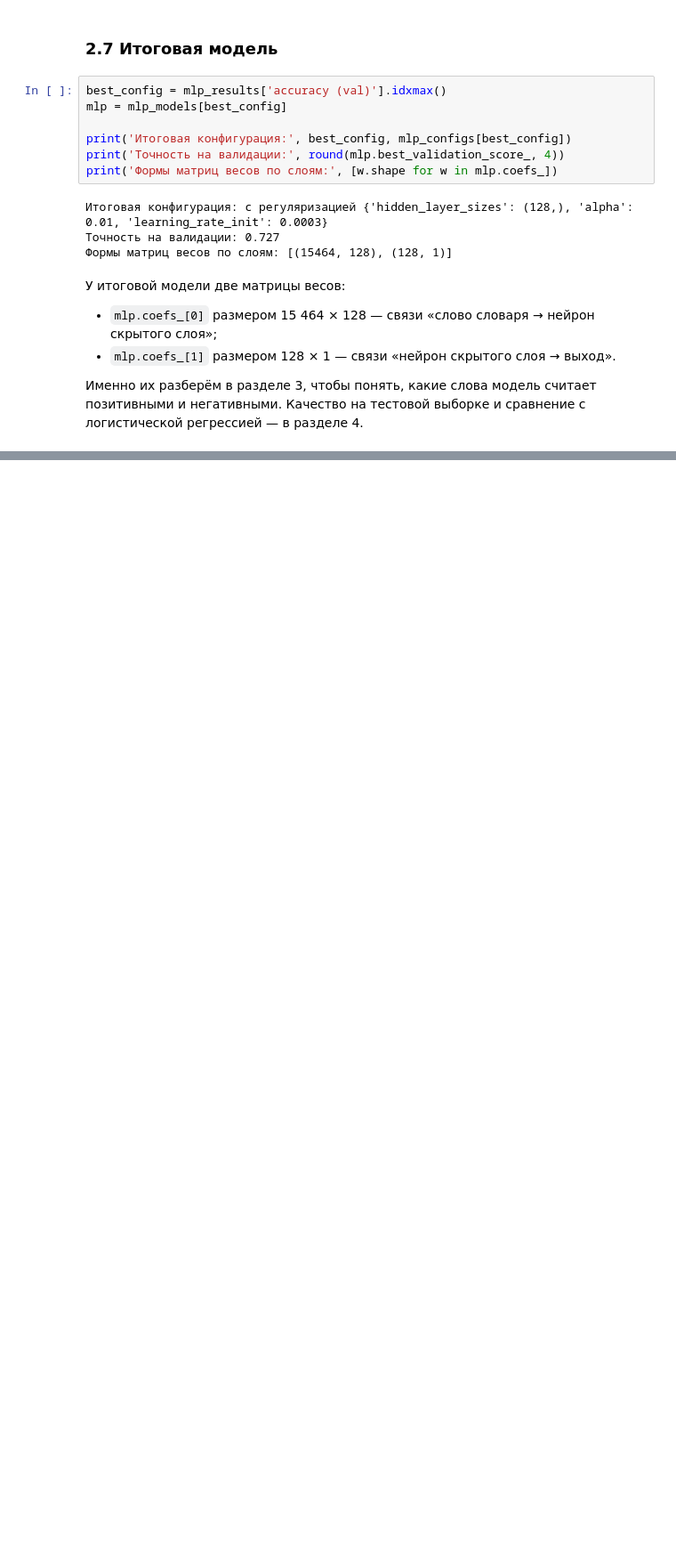
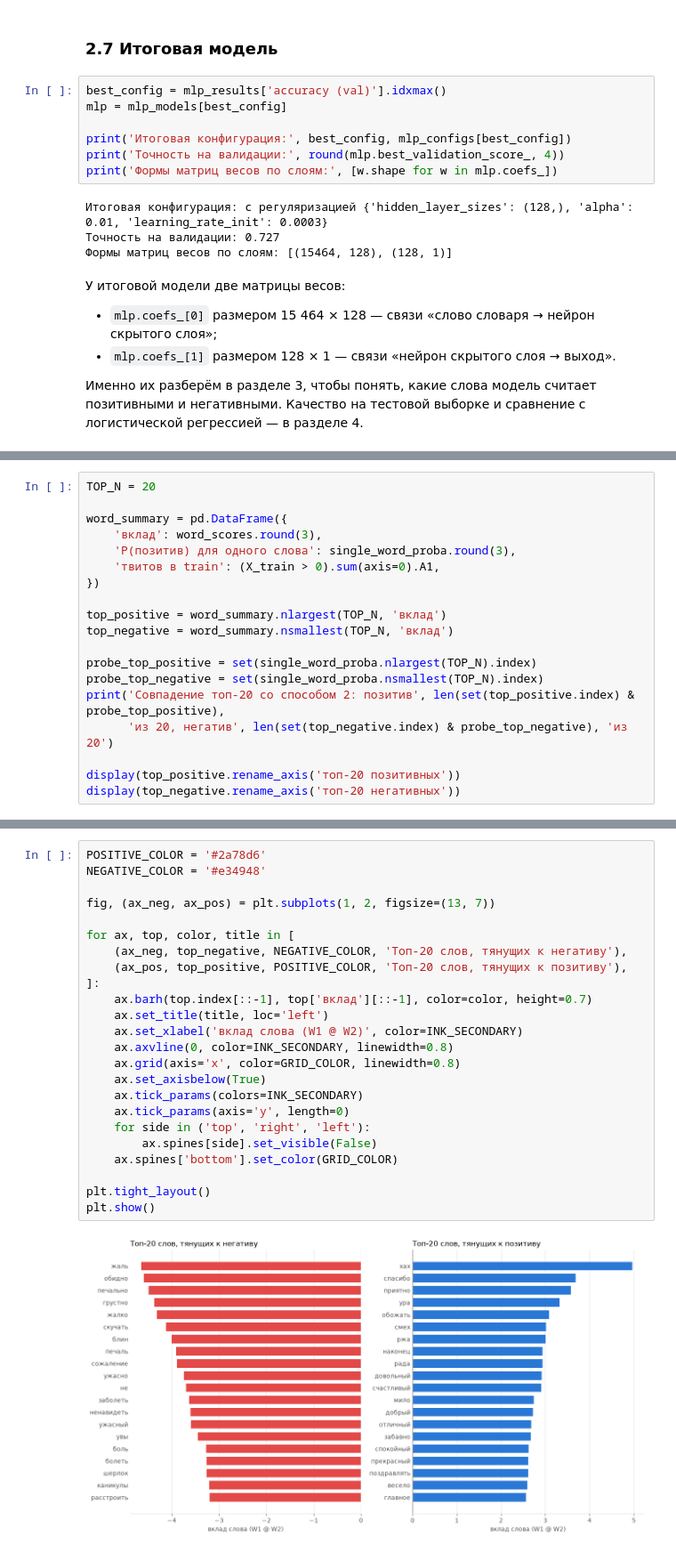
Before and after one commit to Andrey-Yurchuk/sentiment-analysis, a Jupyter notebook: notebooks/sentiment_tfidf_mlp.ipynb, the cells around one changed output, grey strips where cells are left out. Shown at 89% size. Saved outputs shown, nothing was run; the diff lists cells and outputs as text; blank space fills up the shorter version.

Commit message:
feat(notebook): weight interpretation, top-20 words per class

```diff
--- a/notebooks/sentiment_tfidf_mlp.ipynb
+++ b/notebooks/sentiment_tfidf_mlp.ipynb
@@ -759,0 +851,19 @@ print('Формы матриц весов по слоям:', [w.shape for w in m
+# %%
+TOP_N = 20
+
+word_summary = pd.DataFrame({
+    'вклад': word_scores.round(3),
+    'P(позитив) для одного слова': single_word_proba.round(3),
+    'твитов в train': (X_train > 0).sum(axis=0).A1,
+})
+
+top_positive = word_summary.nlargest(TOP_N, 'вклад')
+top_negative = word_summary.nsmallest(TOP_N, 'вклад')
+
+probe_top_positive = set(single_word_proba.nlargest(TOP_N).index)
+probe_top_negative = set(single_word_proba.nsmallest(TOP_N).index)
+print('Совпадение топ-20 со способом 2: позитив', len(set(top_positive.index) & probe_top_positive),
+      'из 20, негатив', len(set(top_negative.index) & probe_top_negative), 'из 20')
+
+display(top_positive.rename_axis('топ-20 позитивных'))
+display(top_negative.rename_axis('топ-20 негативных'))
@@ -759,0 +908,26 @@ print('Формы матриц весов по слоям:', [w.shape for w in m
+# %%
+POSITIVE_COLOR = '#2a78d6'
+NEGATIVE_COLOR = '#e34948'
+
+fig, (ax_neg, ax_pos) = plt.subplots(1, 2, figsize=(13, 7))
+
+for ax, top, color, title in [
+    (ax_neg, top_negative, NEGATIVE_COLOR, 'Топ-20 слов, тянущих к негативу'),
+    (ax_pos, top_positive, POSITIVE_COLOR, 'Топ-20 слов, тянущих к позитиву'),
+]:
+    ax.barh(top.index[::-1], top['вклад'][::-1], color=color, height=0.7)
+    ax.set_title(title, loc='left')
+    ax.set_xlabel('вклад слова (W1 @ W2)', color=INK_SECONDARY)
+    ax.axvline(0, color=INK_SECONDARY, linewidth=0.8)
+    ax.grid(axis='x', color=GRID_COLOR, linewidth=0.8)
+    ax.set_axisbelow(True)
+    ax.tick_params(colors=INK_SECONDARY)
+    ax.tick_params(axis='y', length=0)
+    for side in ('top', 'right', 'left'):
+        ax.spines[side].set_visible(False)
+    ax.spines['bottom'].set_color(GRID_COLOR)
+
+plt.tight_layout()
+plt.show()
+# %% [output]
+[figure, added]
```
Also changed, not shown: parts of 12 cells of this notebook.
